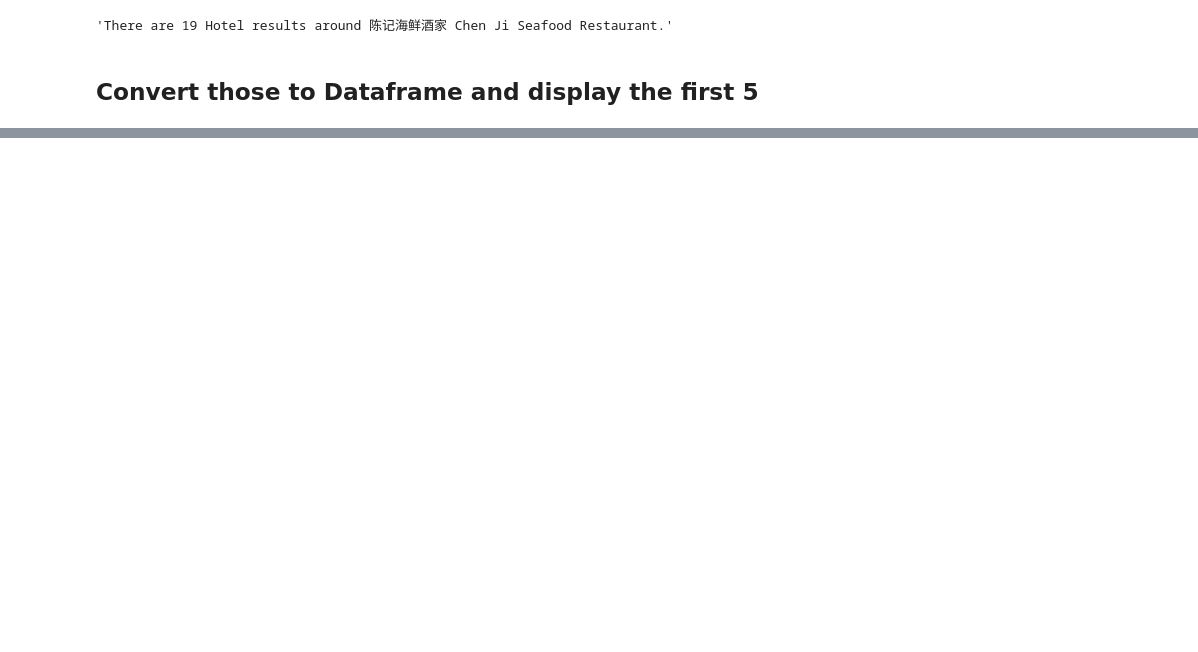
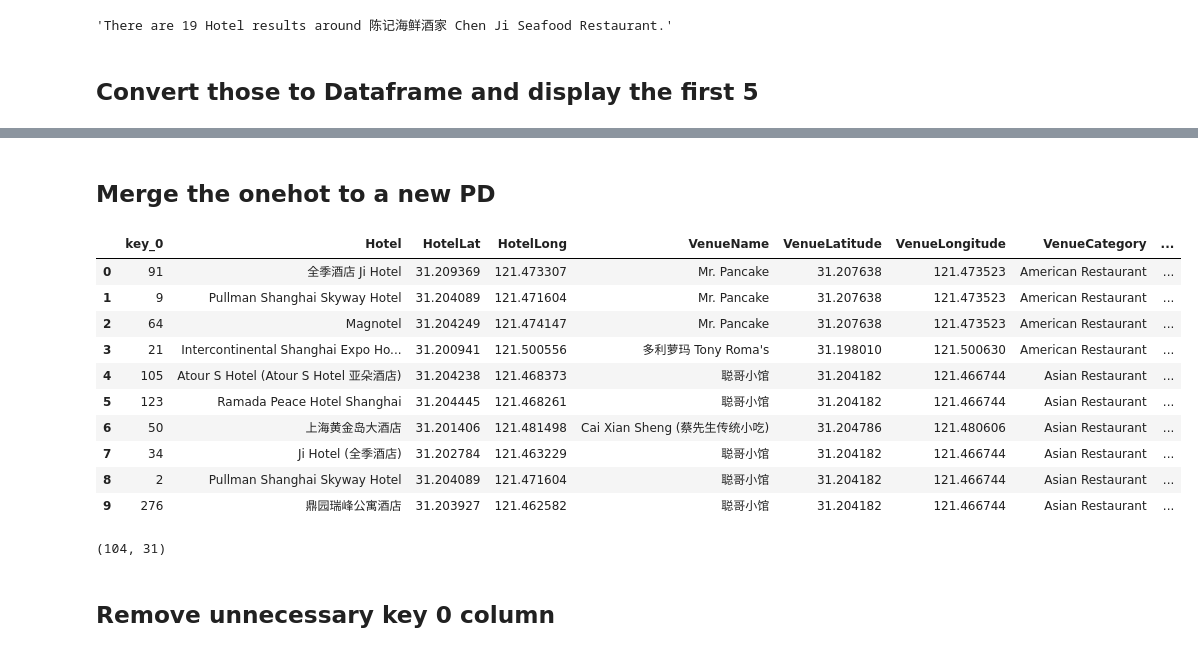
Before and after one commit to csloz/Coursera_Capstone, a Jupyter notebook: Neighbourhood Battles.ipynb, the cells around one changed output, grey strips where cells are left out. Cells and saved outputs as stored; diff of their text form; code cells hidden in the pictures; blank space fills up the shorter version.

```diff
--- a/Neighbourhood Battles.ipynb
+++ b/Neighbourhood Battles.ipynb
@@ -480,0 +581,22 @@ map_clusters
+# %% [markdown]
+## Merge the onehot to a new PD
+# %%
+merged = pd.merge(new,onehot,on=new.index)
+# %%
+display_html(merged.head(10))
+print(merged.shape)
+# %% [output]
+|  | key_0 | Hotel | HotelLat | HotelLong | VenueName | VenueLatitude | VenueLongitude | VenueCategory | ... |
+| 0 | 91 | 全季酒店 Ji Hotel | 31.209369 | 121.473307 | Mr. Pancake | 31.207638 | 121.473523 | American Restaurant | ... |
+| 1 | 9 | Pullman Shanghai Skyway Hotel | 31.204089 | 121.471604 | Mr. Pancake | 31.207638 | 121.473523 | American Restaurant | ... |
+| 2 | 64 | Magnotel | 31.204249 | 121.474147 | Mr. Pancake | 31.207638 | 121.473523 | American Restaurant | ... |
+| 3 | 21 | Intercontinental Shanghai Expo Ho... | 31.200941 | 121.500556 | 多利萝玛 Tony Roma's | 31.198010 | 121.500630 | American Restaurant | ... |
+| 4 | 105 | Atour S Hotel (Atour S Hotel 亚朵酒店) | 31.204238 | 121.468373 | 聪哥小馆 | 31.204182 | 121.466744 | Asian Restaurant | ... |
+| 5 | 123 | Ramada Peace Hotel Shanghai | 31.204445 | 121.468261 | 聪哥小馆 | 31.204182 | 121.466744 | Asian Restaurant | ... |
+| 6 | 50 | 上海黄金岛大酒店 | 31.201406 | 121.481498 | Cai Xian Sheng (蔡先生传统小吃) | 31.204786 | 121.480606 | Asian Restaurant | ... |
+| 7 | 34 | Ji Hotel (全季酒店) | 31.202784 | 121.463229 | 聪哥小馆 | 31.204182 | 121.466744 | Asian Restaurant | ... |
+| 8 | 2 | Pullman Shanghai Skyway Hotel | 31.204089 | 121.471604 | 聪哥小馆 | 31.204182 | 121.466744 | Asian Restaurant | ... |
+| 9 | 276 | 鼎园瑞峰公寓酒店 | 31.203927 | 121.462582 | 聪哥小馆 | 31.204182 | 121.466744 | Asian Restaurant | ... |
+(104, 31)
+# %% [markdown]
+## Remove unnecessary key 0 column
```
Also changed, not shown: parts of 43 cells of this notebook.
